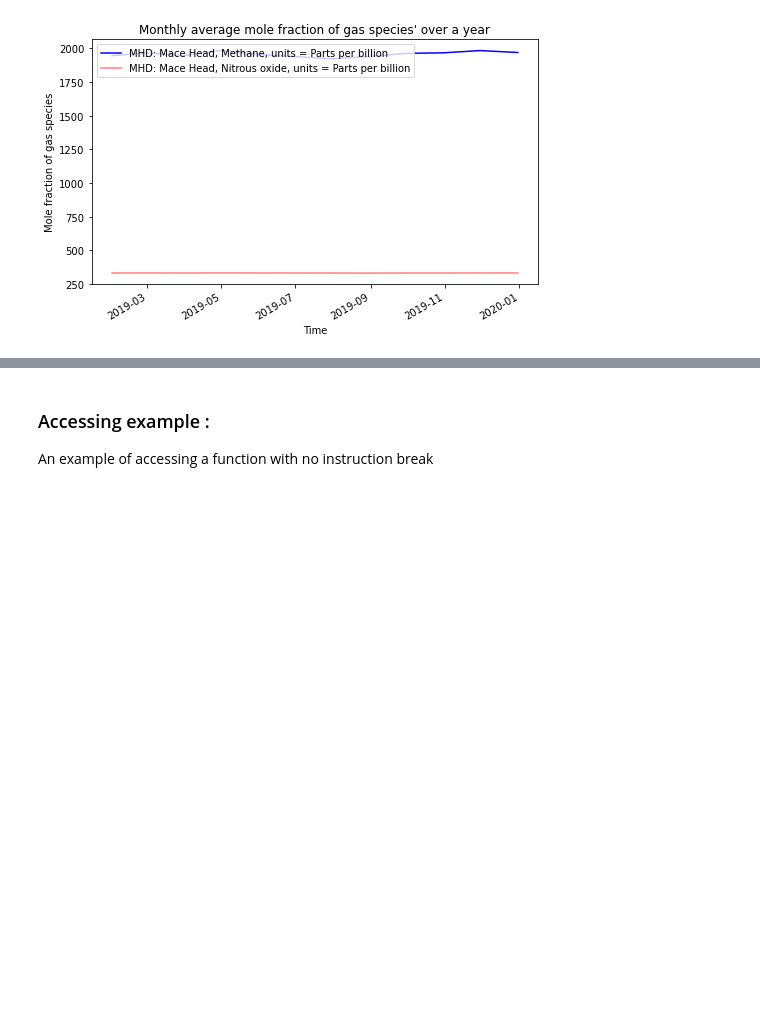
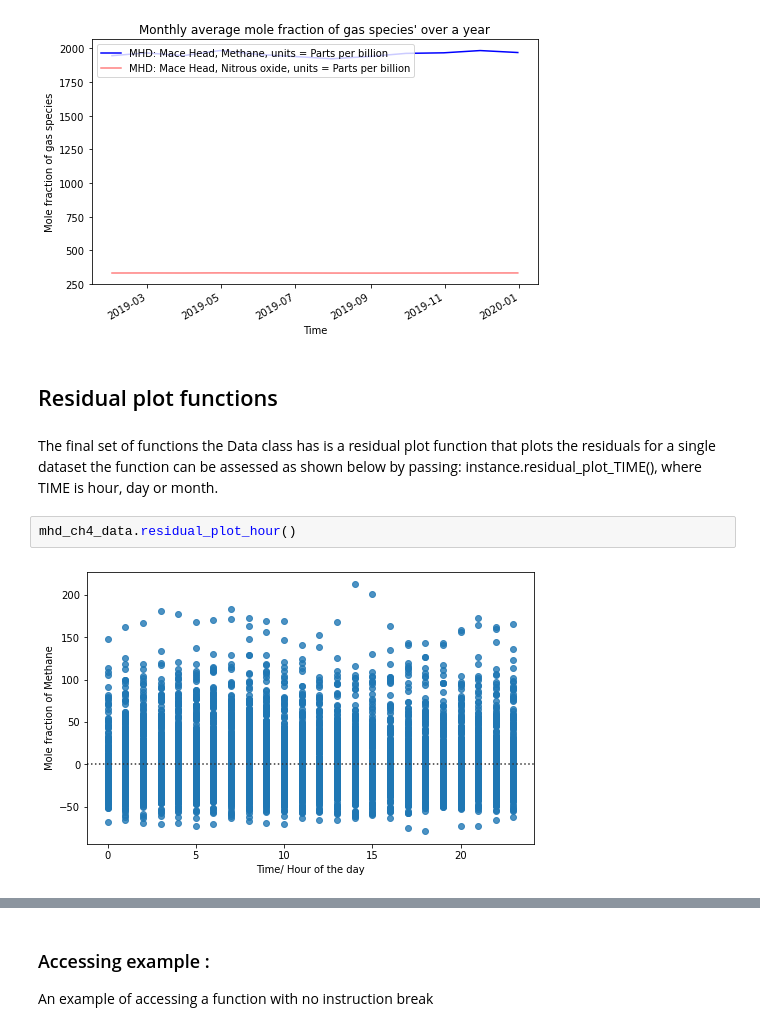
Before and after one commit to TJ-2003/Assessment2, a Jupyter notebook: instructions.ipynb, the cells around one changed output, grey strips where cells are left out. Cells and saved outputs as stored; diff of their text form; blank space fills up the shorter version.

Commit message:
updated instructions notebook for residual plot functions

```diff
--- a/instructions.ipynb
+++ b/instructions.ipynb
@@ -146,3 +146,11 @@ mhd_ch4_data.multiplot_daily_average(mhd_n2o_data)
 mhd_ch4_data.multiplot_monthly_average(mhd_n2o_data)
 # %% [output]
 [figure]
+# %% [markdown]
+## Residual plot functions
+# %% [markdown]
+The final set of functions the Data class has is a residual plot function that plots the residuals for a single dataset the function can be assessed as shown below by passing: instance.residual_plot_TIME(), where TIME is hour, day or month.
+# %%
+mhd_ch4_data.residual_plot_hour()
+# %% [output]
+[figure, added]
```
Also changed, not shown: parts of 3 cells of this notebook.
